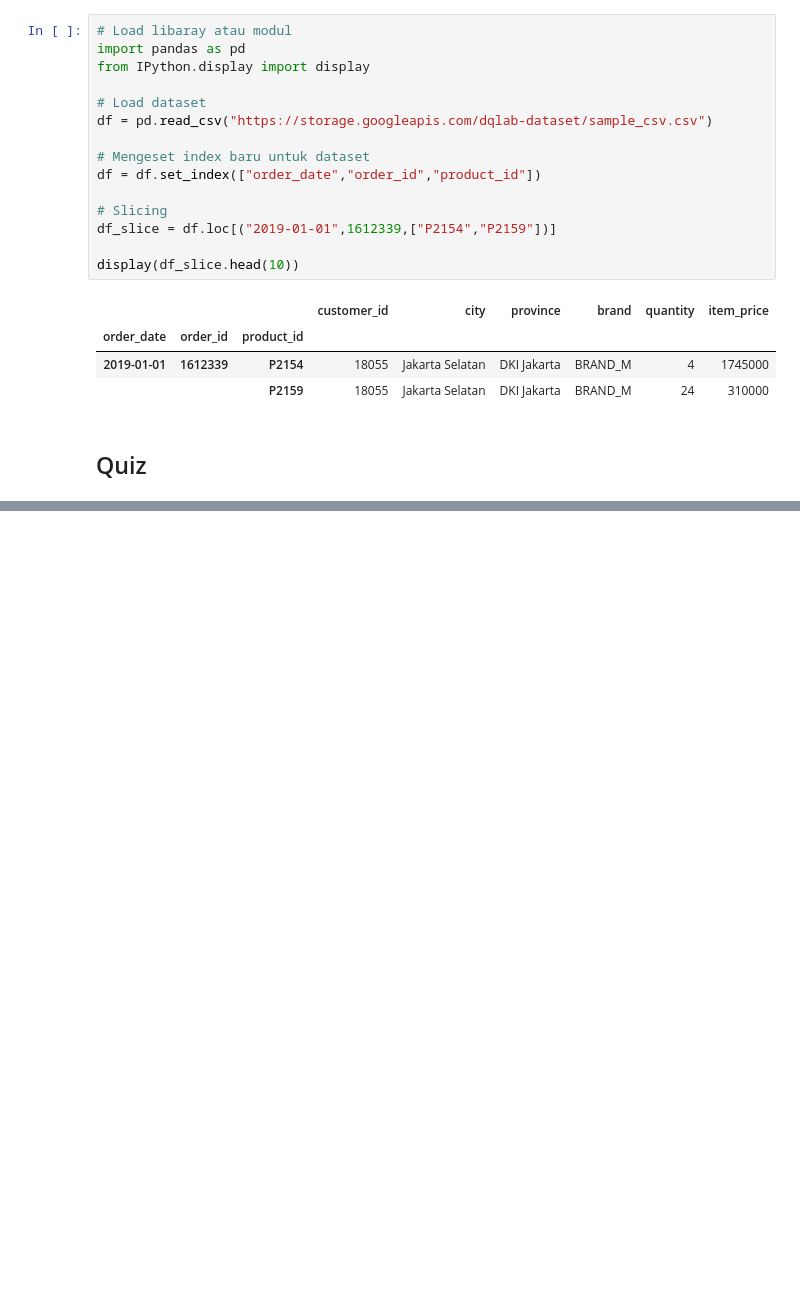
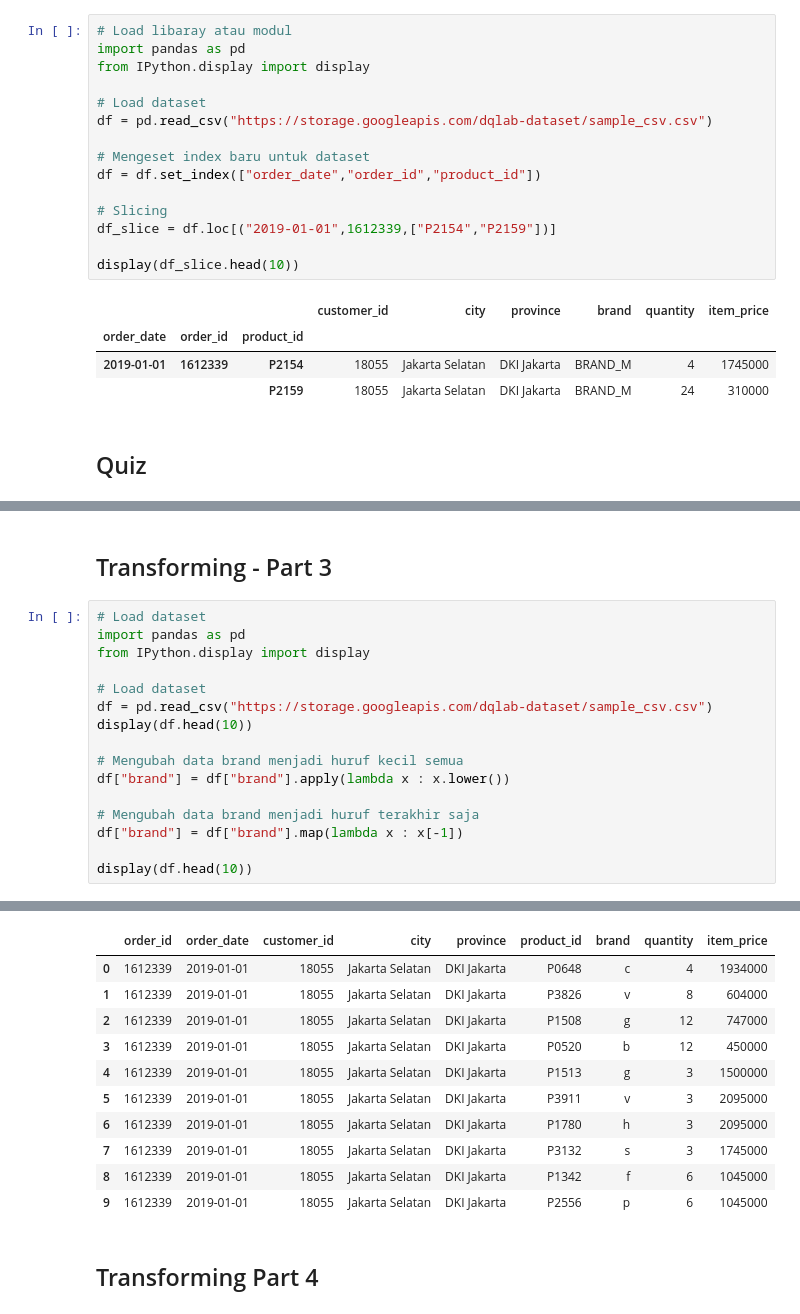
Before and after one commit to UsepSyaikalArifin/DQLab-Academy-Course-Online, a Jupyter notebook: Kelas Fundamental/Data Manipulation With Pandas - Part 1/Jupyter Notebook/main.ipynb, the cells around one changed output, grey strips where cells are left out. Drawn from its saved outputs; the diff is of its cells as text; blank space fills up the shorter version.

Commit message:
Transforming Part 4

```diff
--- a/Kelas Fundamental/Data Manipulation With Pandas - Part 1/Jupyter Notebook/main.ipynb
+++ b/Kelas Fundamental/Data Manipulation With Pandas - Part 1/Jupyter Notebook/main.ipynb
@@ -736,0 +844,19 @@ TypeError: unhashable type: 'slice'
+# %% [markdown]
+## Transforming - Part 3
+# %%
+# Load dataset
+import pandas as pd
+from IPython.display import display
+
+# Load dataset
+df = pd.read_csv("https://storage.googleapis.com/dqlab-dataset/sample_csv.csv")
+display(df.head(10))
+
+# Mengubah data brand menjadi huruf kecil semua
+df["brand"] = df["brand"].apply(lambda x : x.lower())
+
+# Mengubah data brand menjadi huruf terakhir saja
+df["brand"] = df["brand"].map(lambda x : x[-1])
+
+display(df.head(10))
+# %% [output]
@@ -736,0 +874,13 @@ TypeError: unhashable type: 'slice'
+|  | order_id | order_date | customer_id | city | province | product_id | brand | quantity | item_price |
+| 0 | 1612339 | 2019-01-01 | 18055 | Jakarta Selatan | DKI Jakarta | P0648 | c | 4 | 1934000 |
+| 1 | 1612339 | 2019-01-01 | 18055 | Jakarta Selatan | DKI Jakarta | P3826 | v | 8 | 604000 |
+| 2 | 1612339 | 2019-01-01 | 18055 | Jakarta Selatan | DKI Jakarta | P1508 | g | 12 | 747000 |
+| 3 | 1612339 | 2019-01-01 | 18055 | Jakarta Selatan | DKI Jakarta | P0520 | b | 12 | 450000 |
+| 4 | 1612339 | 2019-01-01 | 18055 | Jakarta Selatan | DKI Jakarta | P1513 | g | 3 | 1500000 |
+| 5 | 1612339 | 2019-01-01 | 18055 | Jakarta Selatan | DKI Jakarta | P3911 | v | 3 | 2095000 |
+| 6 | 1612339 | 2019-01-01 | 18055 | Jakarta Selatan | DKI Jakarta | P1780 | h | 3 | 2095000 |
+| 7 | 1612339 | 2019-01-01 | 18055 | Jakarta Selatan | DKI Jakarta | P3132 | s | 3 | 1745000 |
+| 8 | 1612339 | 2019-01-01 | 18055 | Jakarta Selatan | DKI Jakarta | P1342 | f | 6 | 1045000 |
+| 9 | 1612339 | 2019-01-01 | 18055 | Jakarta Selatan | DKI Jakarta | P2556 | p | 6 | 1045000 |
+# %% [markdown]
+## Transforming Part 4
```
Also changed, not shown: parts of 7 cells of this notebook.
